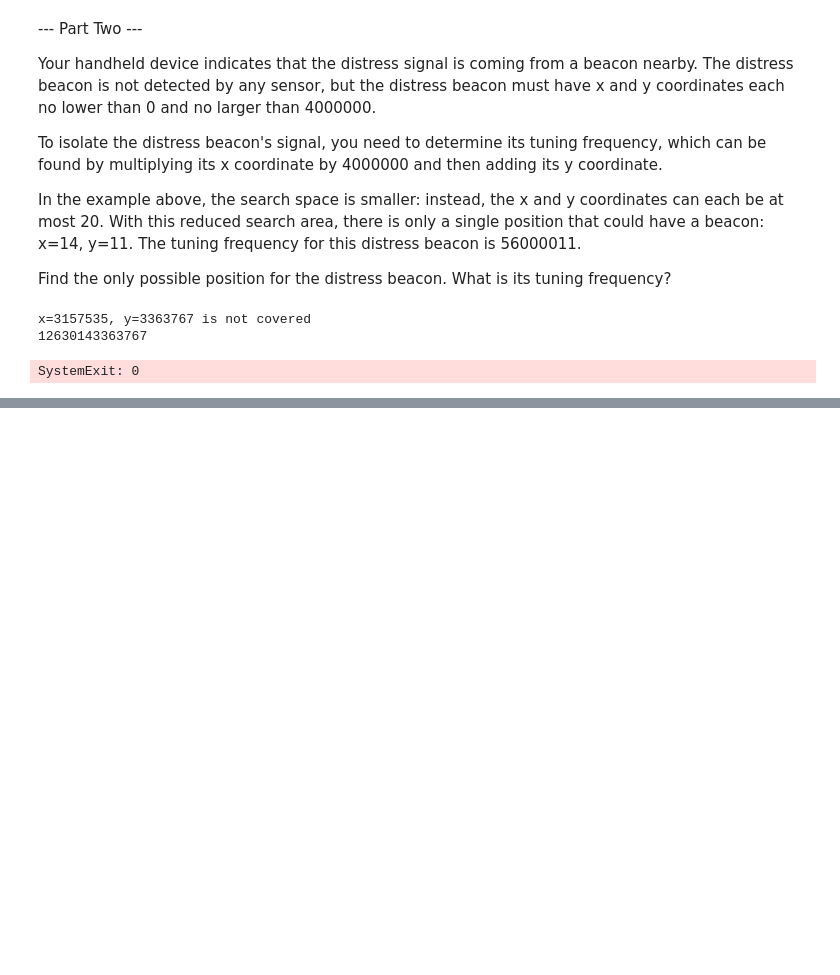
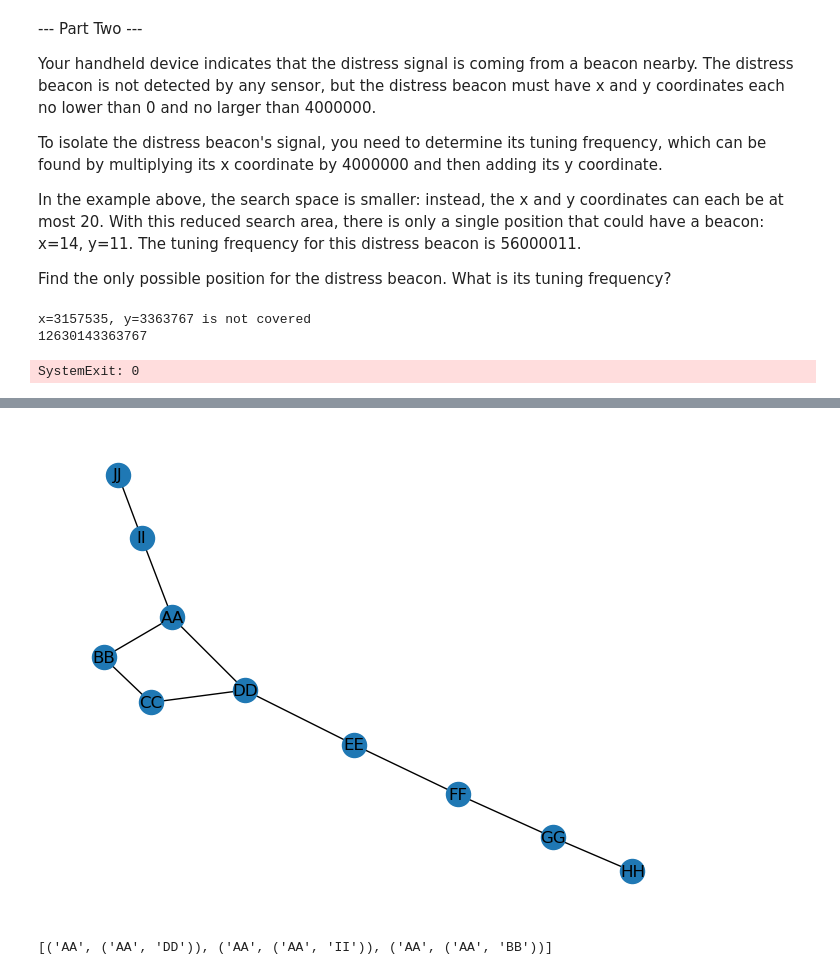
Before and after one commit to ilyinss/advent_of_code, a Jupyter notebook: 2022/2022.ipynb, the cells around one changed output, grey strips where cells are left out. Saved outputs shown, nothing was run; the diff lists cells and outputs as text; code cells hidden in the pictures; blank space fills up the shorter version.

```diff
--- a/2022/2022.ipynb
+++ b/2022/2022.ipynb
@@ -5894,0 +3812,7 @@ SystemExit: 0
+# %%
+for i,x in graph_dict.items():
+    for j in x:
+        graph_pairs_one_to_one.append((i, j))
+
+        # graph_dict_one_to_one[i]=j
+        # reversed_graph_dict_one_to_one[j]=i
@@ -5894,0 +3821,20 @@ SystemExit: 0
+# %%
+g = nx.Graph()
+# %%
+attrs = {}
+
+
+for i,x in valve_value.items():
+    g.add_node(i)
+    attrs[i] = {'valve':x}
+
+
+nx.set_node_attributes(g, attrs)
+# %%
+for i in graph_pairs_one_to_one:
+    # print(i)
+    g.add_edge(i[0], i[1])
+# %%
+nx.draw(g, with_labels = True)
+# %% [output]
+[figure, added]
@@ -5894,0 +3848,8 @@ SystemExit: 0
+# %%
+find_neighbors('AA')
+
+
+# for i,x in valve_value.items():
+#     if x==0:
+# %% [output]
+[('AA', ('AA', 'DD')), ('AA', ('AA', 'II')), ('AA', ('AA', 'BB'))]
```
Also changed, not shown: parts of 20 cells of this notebook, 2 other files.
